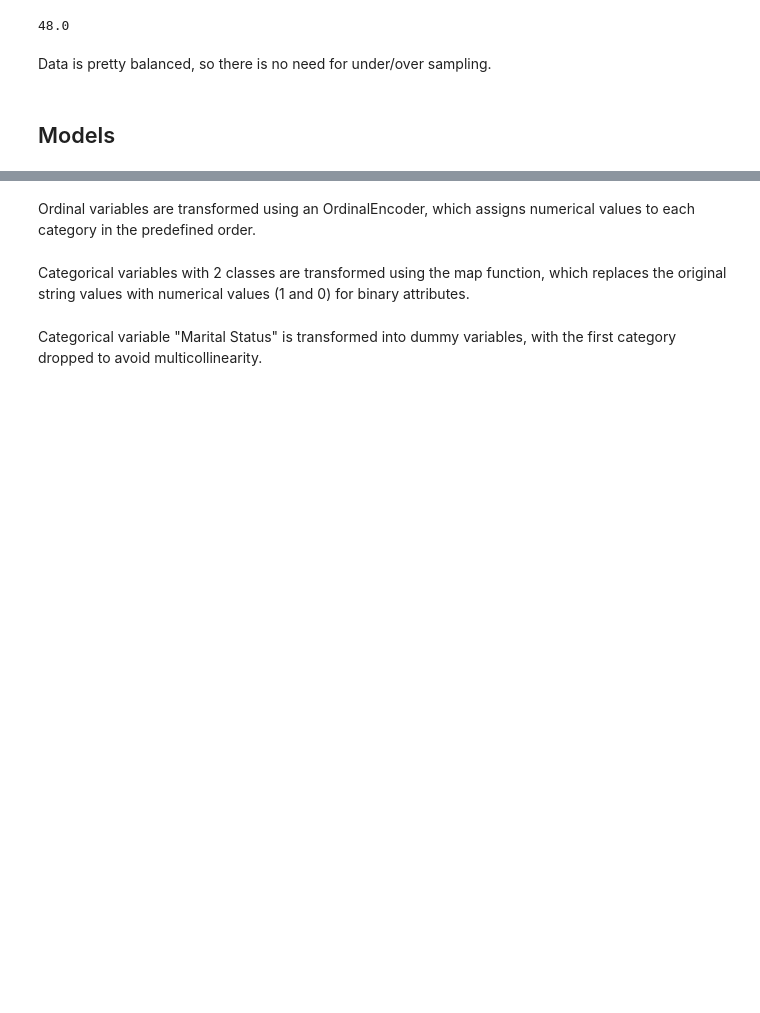
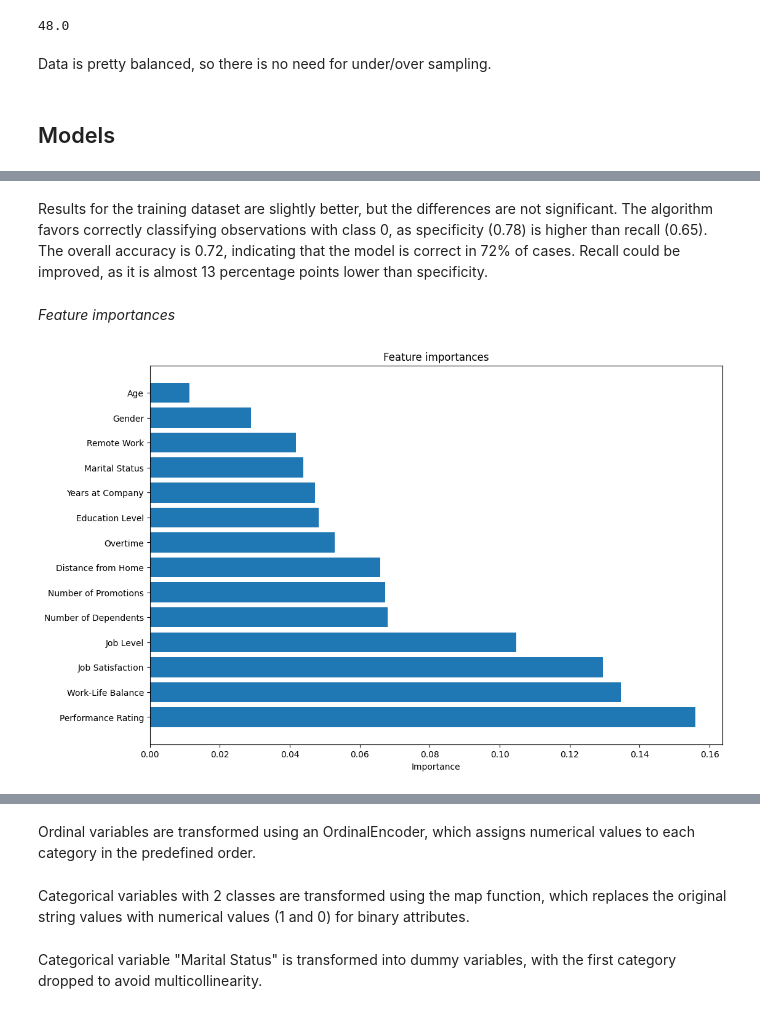
Before and after one commit to Mate0ff/Employee_Attrition_Classification, a Jupyter notebook: projekt.ipynb, the cells around one changed output, grey strips where cells are left out. Drawn from its saved outputs; the diff is of its cells as text; code cells hidden in the pictures; blank space fills up the shorter version.

```diff
--- a/projekt.ipynb
+++ b/projekt.ipynb
@@ -168,8 +170,13 @@ def roc_plot(y_test,y_proba):
 
     return round(roc_auc,3)
 
-def importance(best_model,X_train):
-    importances = best_model.feature_importances_
+def importance(best_model,X_train,rf = False):
+
+    if rf :
+        rf_model  = best_model.named_steps['randomforestclassifier']
+        importances = rf_model.feature_importances_
+    else:
+        importances = best_model.feature_importances_
     indices = np.where(importances > 0)[0]
     importances_filtered = importances[indices]
     features_filtered = X_train.columns[indices]
@@ -436,0 +526,8 @@ Data is pretty balanced, so there is no need for under/over sampling.
+# %% [markdown]
+Results for the training dataset are slightly better, but the differences are not significant. The algorithm favors correctly classifying observations with class 0, as specificity (0.78) is higher than recall (0.65). The overall accuracy is 0.72, indicating that the model is correct in 72% of cases. Recall could be improved, as it is almost 13 percentage points lower than specificity.
+# %% [markdown]
+*Feature importances*
+# %%
+importance(rf,rf_X_train, True)
+# %% [output]
+[figure, added]
```
Also changed, not shown: parts of 72 cells of this notebook.
